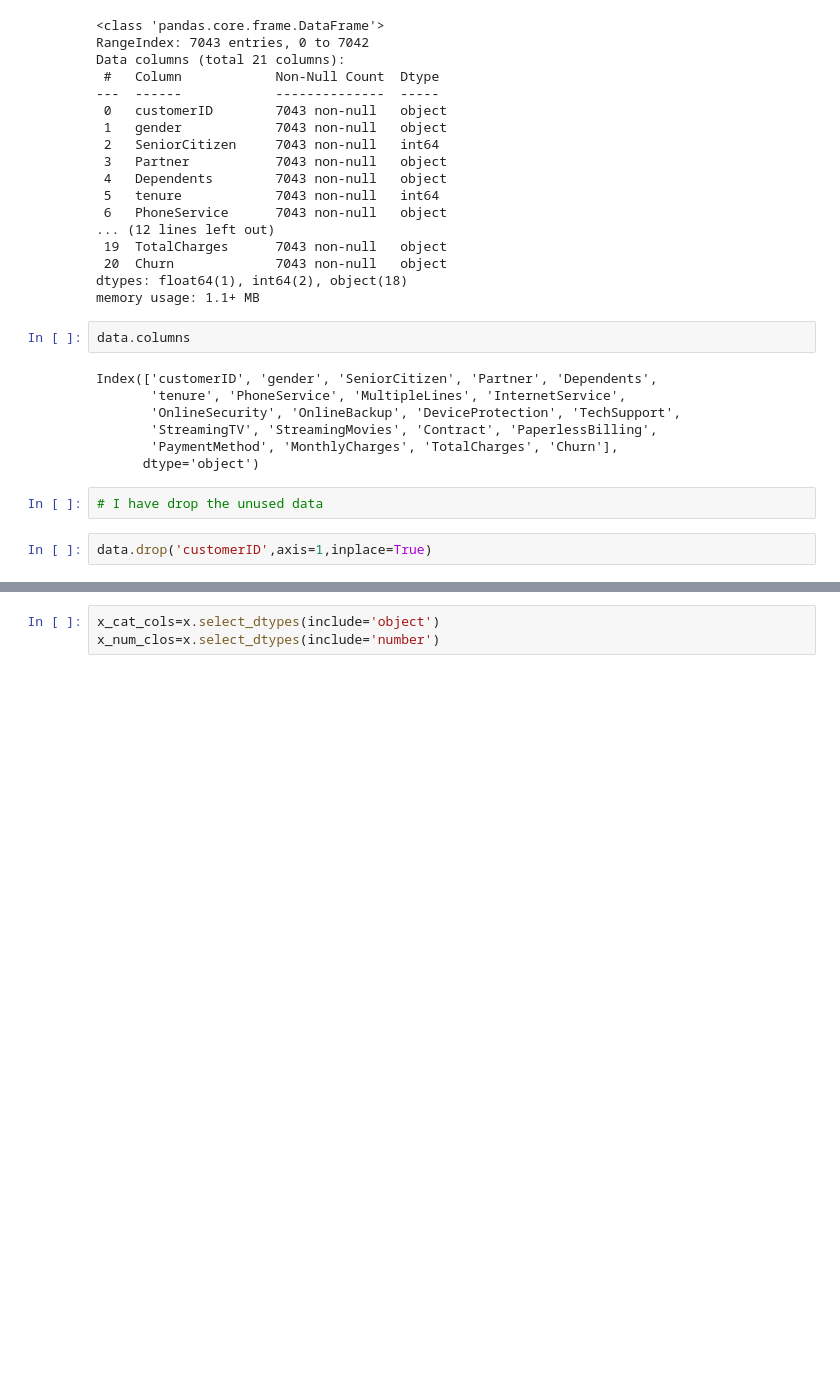
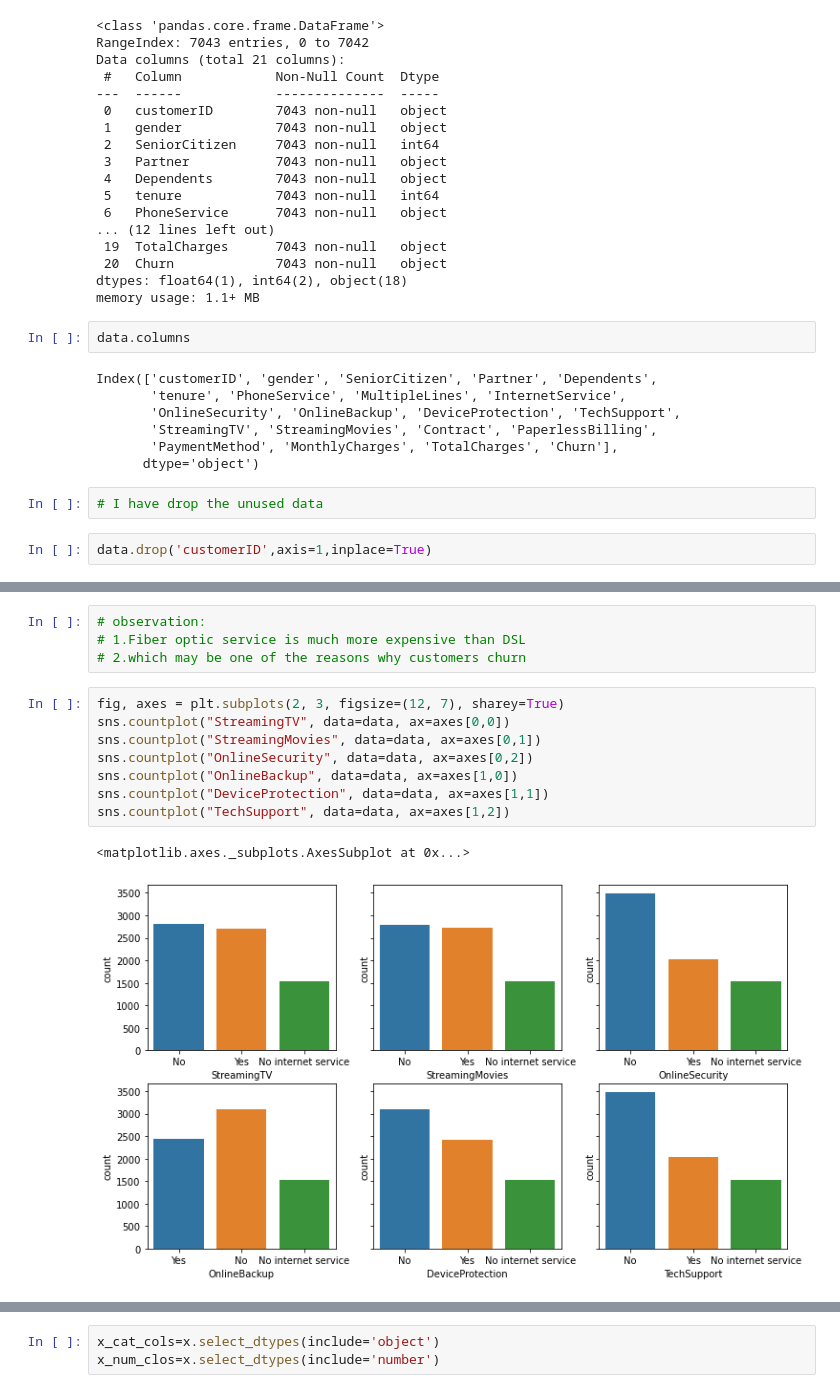
Before and after one commit to Nandi9535/Telecom-Domain, a Jupyter notebook: Churn_data_project.ipynb, the cells around one changed output, grey strips where cells are left out. Cells and saved outputs as stored; diff of their text form; blank space fills up the shorter version.

```diff
--- a/Churn_data_project.ipynb
+++ b/Churn_data_project.ipynb
@@ -76,0 +170,15 @@ data.drop('customerID',axis=1,inplace=True)
+# %%
+# observation:
+# 1.Fiber optic service is much more expensive than DSL
+# 2.which may be one of the reasons why customers churn
+# %%
+fig, axes = plt.subplots(2, 3, figsize=(12, 7), sharey=True)
+sns.countplot("StreamingTV", data=data, ax=axes[0,0])
+sns.countplot("StreamingMovies", data=data, ax=axes[0,1])
+sns.countplot("OnlineSecurity", data=data, ax=axes[0,2])
+sns.countplot("OnlineBackup", data=data, ax=axes[1,0])
+sns.countplot("DeviceProtection", data=data, ax=axes[1,1])
+sns.countplot("TechSupport", data=data, ax=axes[1,2])
+# %% [output]
+<matplotlib.axes._subplots.AxesSubplot at 0x...>
+[figure, added]
```
Also changed, not shown: parts of 89 cells of this notebook.
